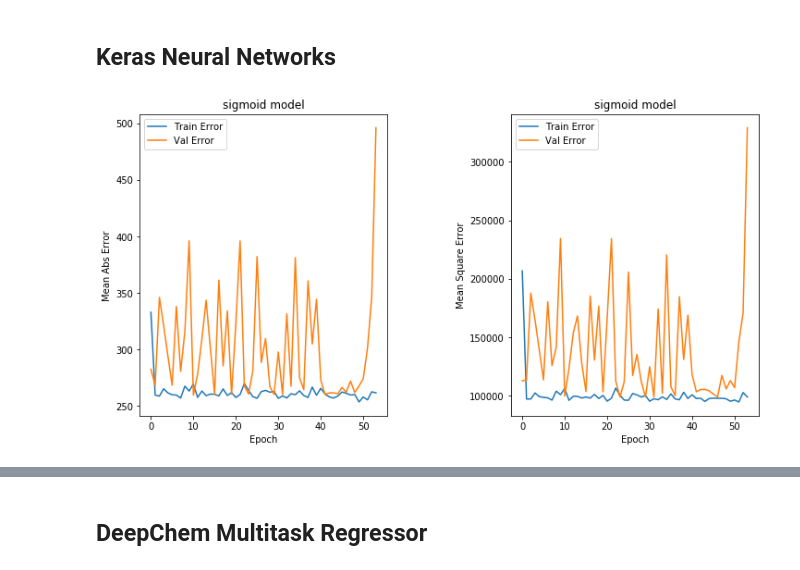
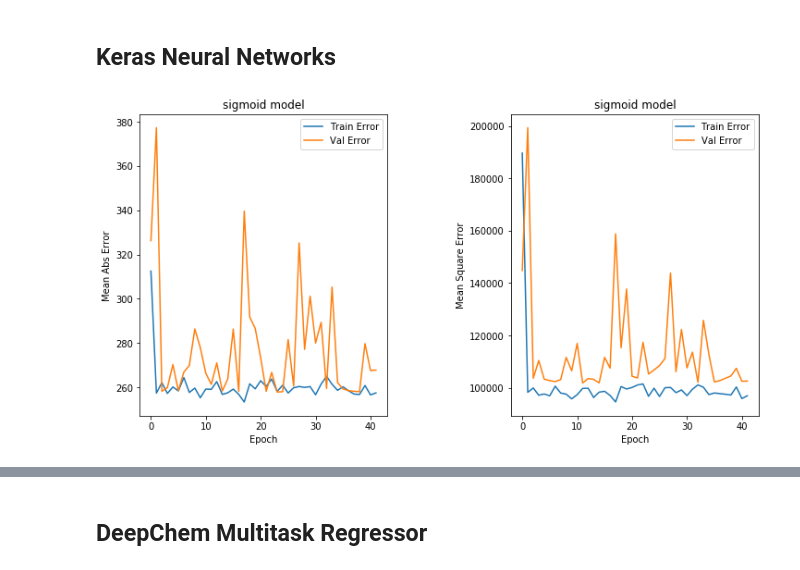
Before and after one commit to natwille1/molecular-atomisation-prediction, a Jupyter notebook: deepchem_implementation.ipynb, the cells around one changed output, grey strips where cells are left out. Drawn from its saved outputs; the diff is of its cells as text; code cells hidden in the pictures.

```diff
--- a/deepchem_implementation.ipynb
+++ b/deepchem_implementation.ipynb
@@ -172,12 +217,12 @@ early_stop = keras.callbacks.EarlyStopping(monitor='val_loss', patience=30)
 X_train = train_dataset.X
 y_train = train_dataset.y
 # %%
-history = model.fit(X_train, y_train, validation_split = 0.2, epochs=1000,
-                    callbacks=[early_stop], batch_size=30, verbose=0)
+history = model.fit(X_train, y_train, validation_split = 0.1, epochs=500,
+                    callbacks=[early_stop, model_checkpoint], batch_size=25, verbose=0)
+
+plot_history(history, "sigmoid model")
+# %% [output]
+[figure, added]
-# %%
-plot_history(history, "sigmoid model")
-# %% [output]
-[figure, removed]
 # %%
 # Configure a model for mean-squared error regression.
 model_adam = tf.keras.Sequential([
```
Also changed, not shown: parts of 10 cells of this notebook, 2 other files.
